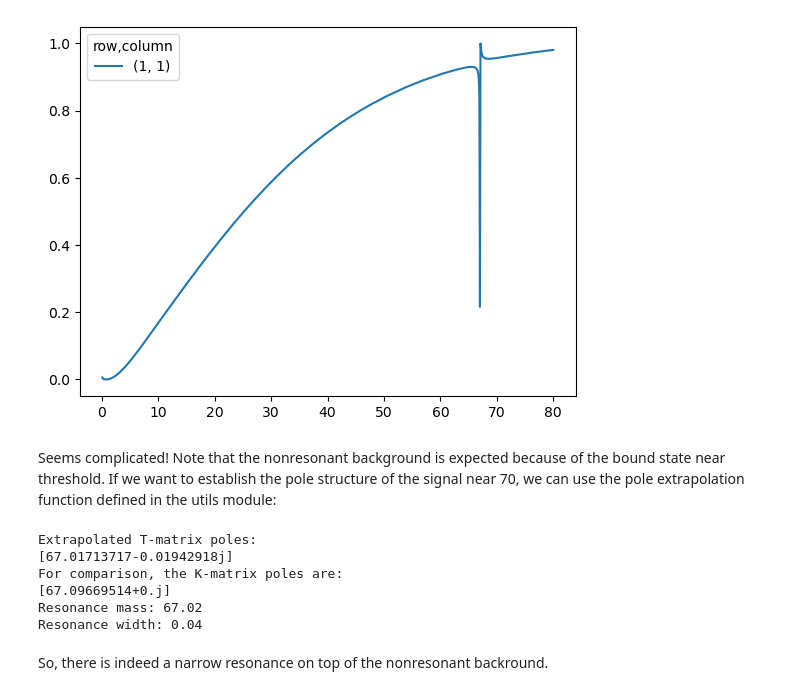
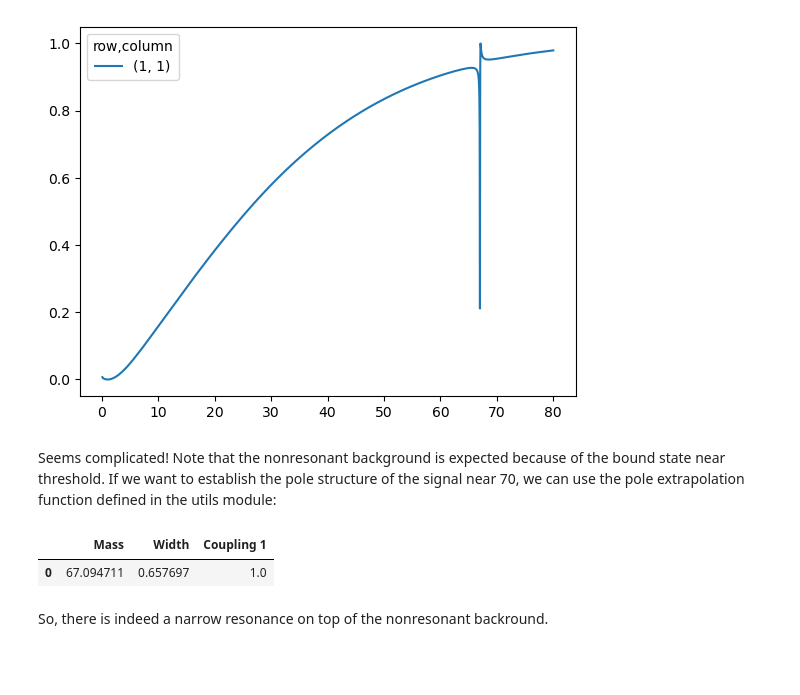
Before and after one commit to Robrusch/SPARSE, a Jupyter notebook: SPARSE_tutorial.ipynb, the cells around one changed output. Cells and saved outputs as stored; diff of their text form; code cells hidden in the pictures; blank space fills up the shorter version.

```diff
--- a/SPARSE_tutorial.ipynb
+++ b/SPARSE_tutorial.ipynb
@@ -123,20 +123,10 @@ np.square(abs(amps)).plot();
 # %% [markdown]
 Seems complicated! Note that the nonresonant background is expected because of the bound state near threshold. If we want to establish the pole structure of the signal near 70, we can use the pole extrapolation function defined in the utils module:
 # %%
-t_poles, k_poles = poles(kmat, rtol=1e-3, clean_up_tol=10)
-print("Extrapolated T-matrix poles:")
-print(t_poles)
-print("For comparison, the K-matrix poles are:")
-print(k_poles)
-for pole in t_poles:
-    print(f"Resonance mass: {pole.real:.2f}")
-    print(f"Resonance width: {-2 * pole.imag:.2f}")
+pole_parameters = poles(kmat)
+pole_parameters
 # %% [output]
-Extrapolated T-matrix poles:
-[67.01713717-0.01942918j]
-For comparison, the K-matrix poles are:
-[67.09669514+0.j]
-Resonance mass: 67.02
-Resonance width: 0.04
+|  | Mass | Width | Coupling 1 |
+| 0 | 67.094711 | 0.657697 | 1.0 |
 # %% [markdown]
 So, there is indeed a narrow resonance on top of the nonresonant backround.
```
Also changed, not shown: parts of 1 cell of this notebook.
